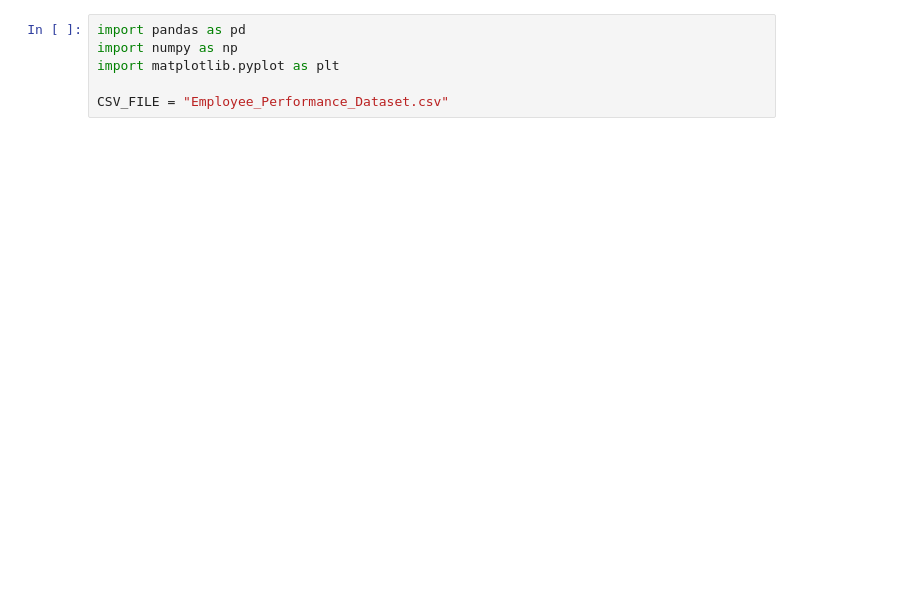
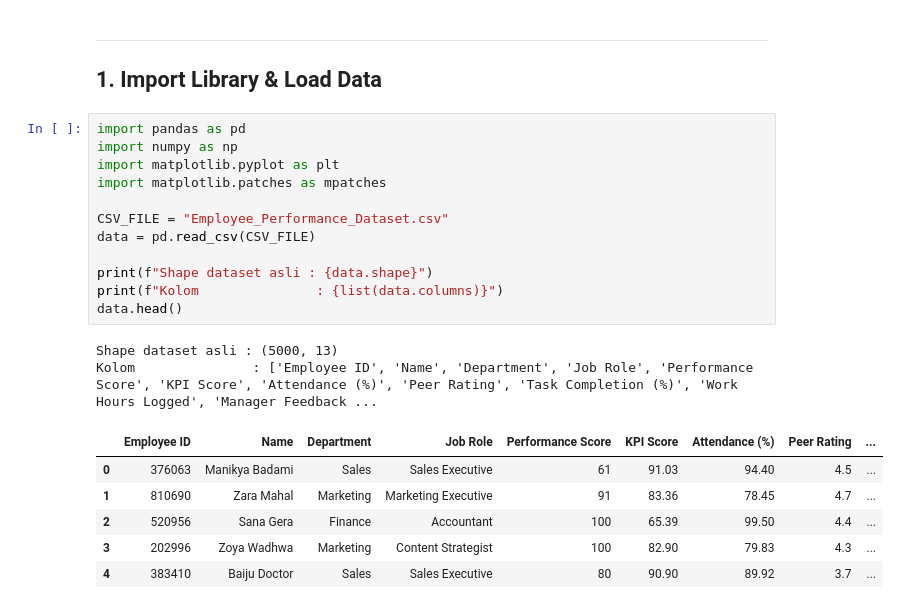
Before and after one commit to EiRanGerZ/Employee-Performance-Rating, a Jupyter notebook: Preprocessing.ipynb, the cells around one changed output. Saved outputs shown, nothing was run; the diff lists cells and outputs as text; blank space fills up the shorter version.

```diff
--- a/Preprocessing.ipynb
+++ b/Preprocessing.ipynb
@@ -1,6 +13,24 @@
+# %% [markdown]
+---
+## 1. Import Library & Load Data
 # %%
 import pandas as pd
 import numpy as np
 import matplotlib.pyplot as plt
+import matplotlib.patches as mpatches
 
 CSV_FILE = "Employee_Performance_Dataset.csv"
+data = pd.read_csv(CSV_FILE)
+
+print(f"Shape dataset asli : {data.shape}")
+print(f"Kolom               : {list(data.columns)}")
+data.head()
+# %% [output]
+Shape dataset asli : (5000, 13)
+Kolom               : ['Employee ID', 'Name', 'Department', 'Job Role', 'Performance Score', 'KPI Score', 'Attendance (%)', 'Peer Rating', 'Task Completion (%)', 'Work Hours Logged', 'Manager Feedback ...
+|  | Employee ID | Name | Department | Job Role | Performance Score | KPI Score | Attendance (%) | Peer Rating | ... |
+| 0 | 376063 | Manikya Badami | Sales | Sales Executive | 61 | 91.03 | 94.40 | 4.5 | ... |
+| 1 | 810690 | Zara Mahal | Marketing | Marketing Executive | 91 | 83.36 | 78.45 | 4.7 | ... |
+| 2 | 520956 | Sana Gera | Finance | Accountant | 100 | 65.39 | 99.50 | 4.4 | ... |
+| 3 | 202996 | Zoya Wadhwa | Marketing | Content Strategist | 100 | 82.90 | 79.83 | 4.3 | ... |
+| 4 | 383410 | Baiju Doctor | Sales | Sales Executive | 80 | 90.90 | 89.92 | 3.7 | ... |
```
Also changed, not shown: parts of 26 cells of this notebook, 1 other file.
